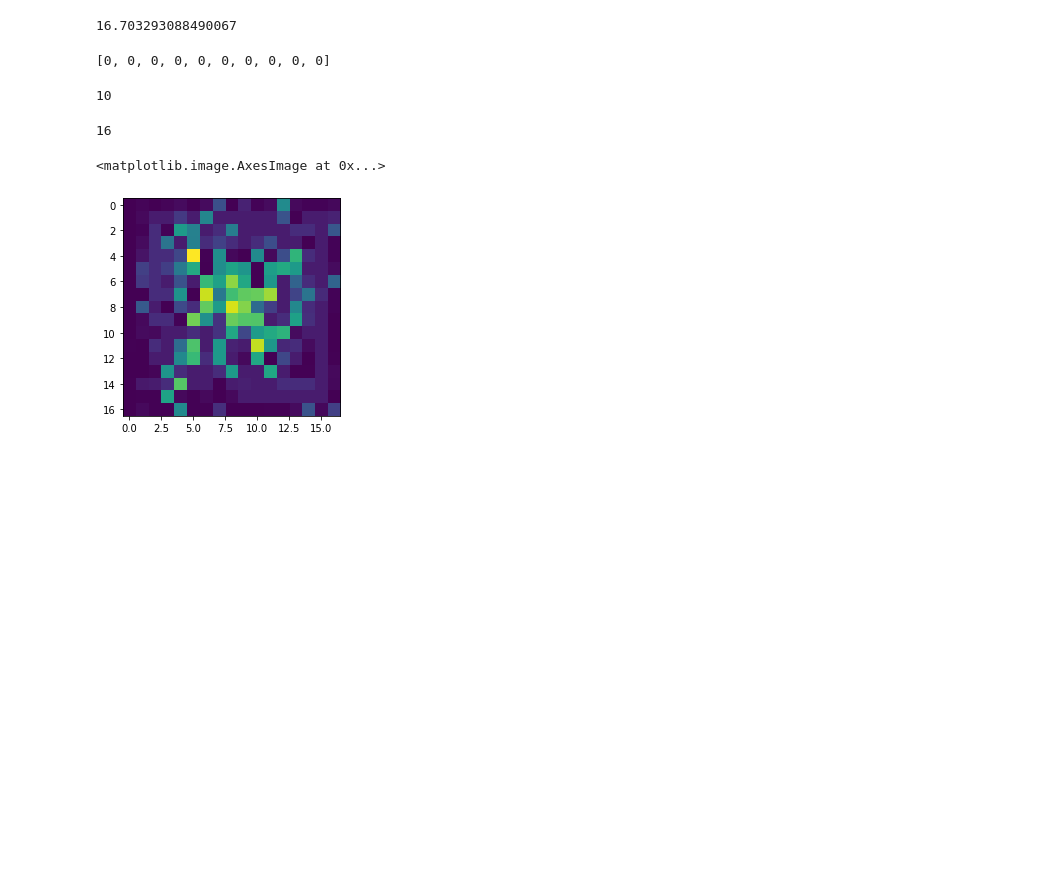
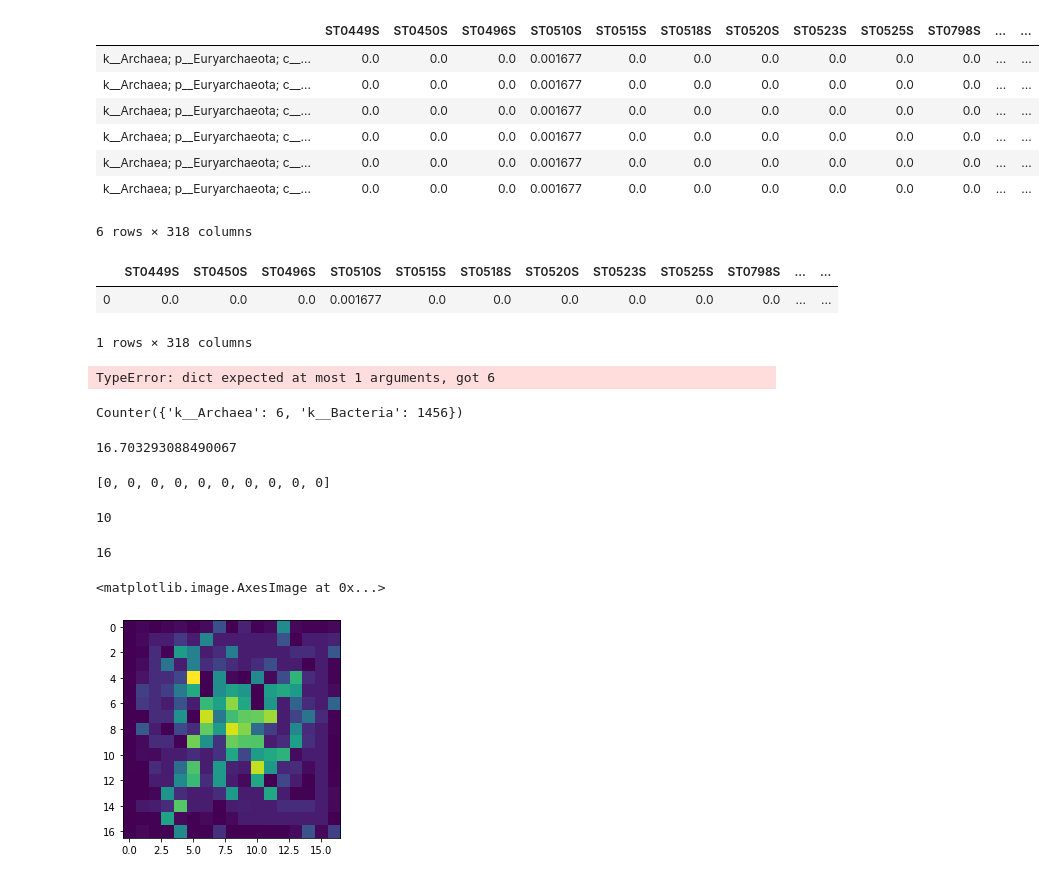
Before and after one commit to juwonk/AI, a Jupyter notebook: modules/tester.ipynb, the cells around one changed output. Cells and saved outputs as stored; diff of their text form; code cells hidden in the pictures; blank space fills up the shorter version.

```diff
--- a/modules/tester.ipynb
+++ b/modules/tester.ipynb
@@ -53,0 +198,15 @@ def SelcFeatures(Fstat_data, Cutoff = 0.1): ## Cutoff unit: %
+# %%
+IX = list(Counter(Idx1).keys())[0]
+# %%
+tmpA = D_acc_1[np.array(Idx1) == IX]
+# %%
+pd.DataFrame(0, index=tmpA.index, columns=tmpA.columns) + tmpA.sum()
+# %% [output]
+|  | ST0449S | ST0450S | ST0496S | ST0510S | ST0515S | ST0518S | ST0520S | ST0523S | ST0525S | ST0798S | ... | ... |
+| k__Archaea; p__Euryarchaeota; c__... | 0.0 | 0.0 | 0.0 | 0.001677 | 0.0 | 0.0 | 0.0 | 0.0 | 0.0 | 0.0 | ... | ... |
+| k__Archaea; p__Euryarchaeota; c__... | 0.0 | 0.0 | 0.0 | 0.001677 | 0.0 | 0.0 | 0.0 | 0.0 | 0.0 | 0.0 | ... | ... |
+| k__Archaea; p__Euryarchaeota; c__... | 0.0 | 0.0 | 0.0 | 0.001677 | 0.0 | 0.0 | 0.0 | 0.0 | 0.0 | 0.0 | ... | ... |
+| k__Archaea; p__Euryarchaeota; c__... | 0.0 | 0.0 | 0.0 | 0.001677 | 0.0 | 0.0 | 0.0 | 0.0 | 0.0 | 0.0 | ... | ... |
+| k__Archaea; p__Euryarchaeota; c__... | 0.0 | 0.0 | 0.0 | 0.001677 | 0.0 | 0.0 | 0.0 | 0.0 | 0.0 | 0.0 | ... | ... |
+| k__Archaea; p__Euryarchaeota; c__... | 0.0 | 0.0 | 0.0 | 0.001677 | 0.0 | 0.0 | 0.0 | 0.0 | 0.0 | 0.0 | ... | ... |
+6 rows × 318 columns
@@ -54,2 +215,16 @@ def SelcFeatures(Fstat_data, Cutoff = 0.1): ## Cutoff unit: %
+# %%
+pd.DataFrame(D_acc_1[np.array(Idx1) == IX].sum(axis = 0)).T
+# %% [output]
+|  | ST0449S | ST0450S | ST0496S | ST0510S | ST0515S | ST0518S | ST0520S | ST0523S | ST0525S | ST0798S | ... | ... |
+| 0 | 0.0 | 0.0 | 0.0 | 0.001677 | 0.0 | 0.0 | 0.0 | 0.0 | 0.0 | 0.0 | ... | ... |
+1 rows × 318 columns
+# %%
+dict('c', 'c', 'c', 'a', 'a', 'b')
+# %% [output]
+TypeError: dict expected at most 1 arguments, got 6
+# %%
+Counter(Idx1)
+# %% [output]
+Counter({'k__Archaea': 6, 'k__Bacteria': 1456})
 # %%
 Feas = SelcFeatures(D_stat)
```
Also changed, not shown: parts of 22 cells of this notebook, 1 other file.
